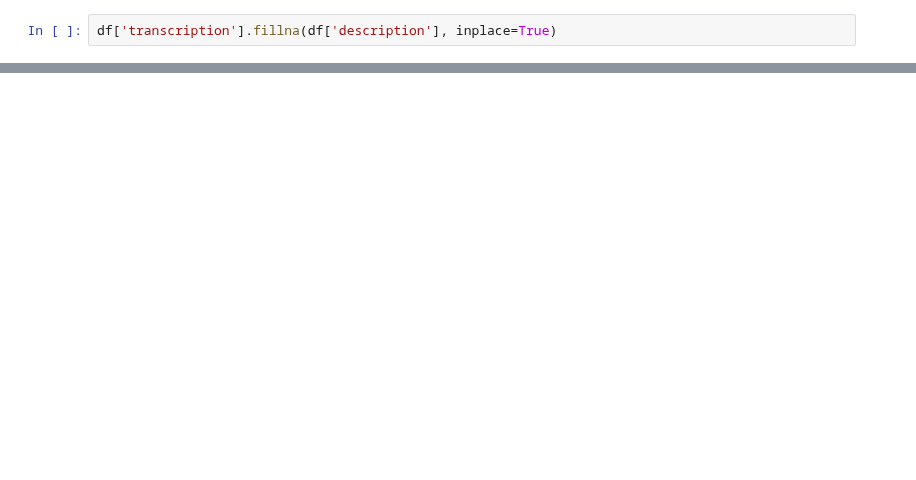
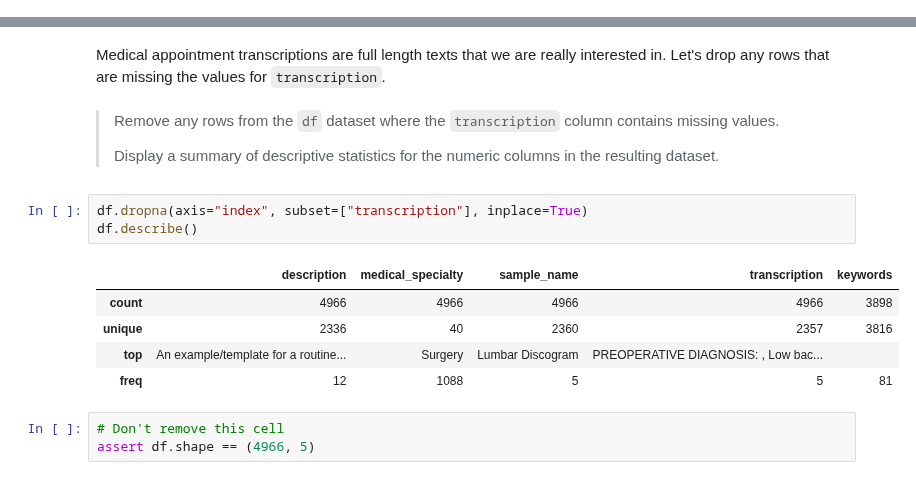
Before and after one commit to ratteripenta/transformers-seminar-workshop, a Jupyter notebook: notebooks/workshop-1/01-data-preprocessing.ipynb, the cells around one changed output, grey strips where cells are left out. Cells and saved outputs as stored; diff of their text form; blank space fills up the shorter version.

```diff
--- a/notebooks/workshop-1/01-data-preprocessing.ipynb
+++ b/notebooks/workshop-1/01-data-preprocessing.ipynb
@@ -48,2 +73,0 @@ dtype: int64
-# %%
-df['transcription'].fillna(df['description'], inplace=True)
@@ -116,0 +91,18 @@ with open('smok.txt','w') as f:
+# %% [markdown]
+Medical appointment transcriptions are full length texts that we are really interested in. Let's drop any rows that are missing the values for `transcription`.
+# %% [markdown]
+>Remove any rows from the ``df`` dataset where the ``transcription`` column contains missing values.
+>
+>Display a summary of descriptive statistics for the numeric columns in the resulting dataset.
+# %%
+df.dropna(axis="index", subset=["transcription"], inplace=True)
+df.describe()
+# %% [output]
+|  | description | medical_specialty | sample_name | transcription | keywords |
+| count | 4966 | 4966 | 4966 | 4966 | 3898 |
+| unique | 2336 | 40 | 2360 | 2357 | 3816 |
+| top | An example/template for a routine... | Surgery | Lumbar Discogram | PREOPERATIVE DIAGNOSIS: , Low bac... |  |
+| freq | 12 | 1088 | 5 | 5 | 81 |
+# %%
+# Don't remove this cell
+assert df.shape == (4966, 5)
```
Also changed, not shown: parts of 59 cells of this notebook.
